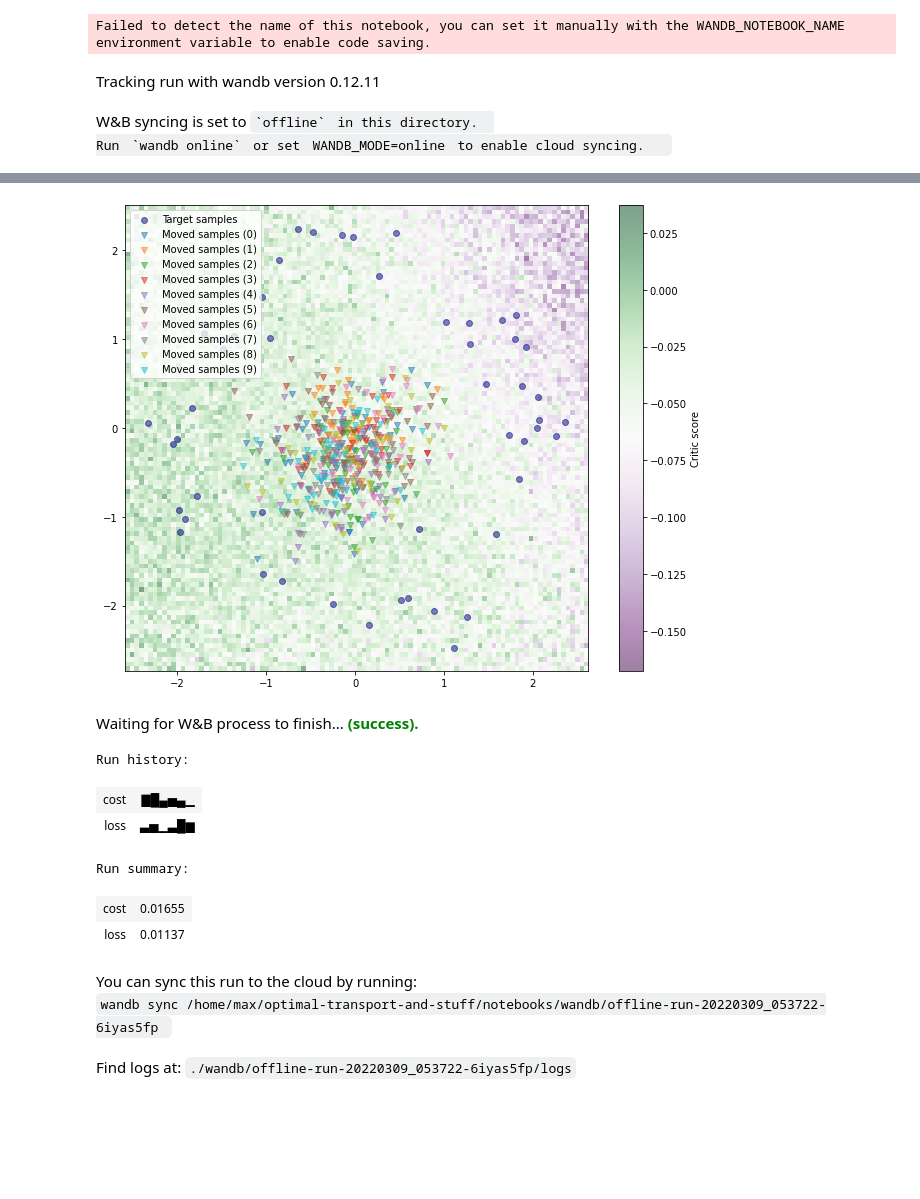
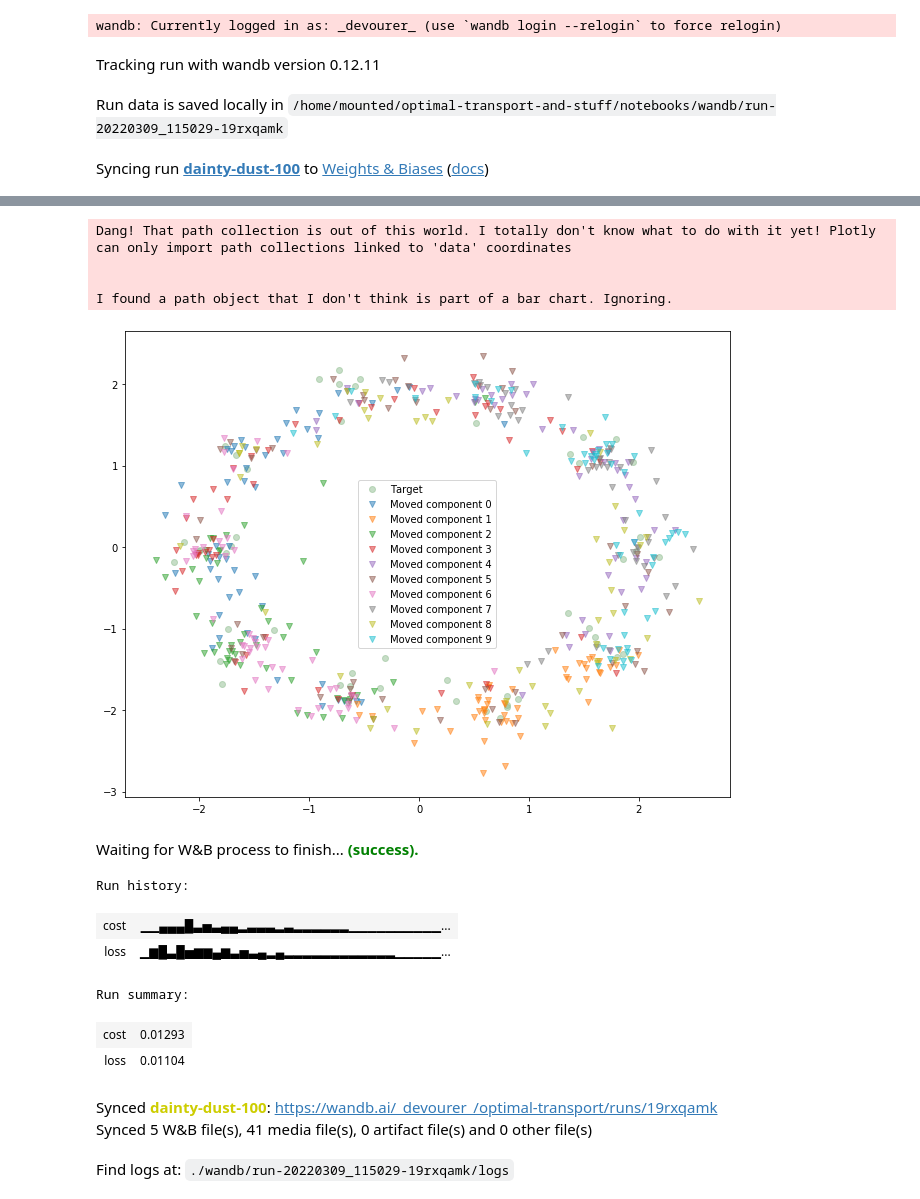
Before and after one commit to max-nekrashevich/optimal-transport-and-stuff, a Jupyter notebook: notebooks/InnerGW-mnist-3d.ipynb, the cells around one changed output, grey strips where cells are left out. Cells and saved outputs as stored; diff of their text form; code cells hidden in the pictures; blank space fills up the shorter version.

Commit message:
Updated MNIST notebook

```diff
--- a/notebooks/InnerGW-mnist-3d.ipynb
+++ b/notebooks/InnerGW-mnist-3d.ipynb
@@ -26,8 +26,7 @@ from src.train import train
 
 tb_logger = TensorBoardLogger()
 wandb_logger = WandbLogger(project="optimal-transport",
-                           entity="_devourer_",
-                           mode="offline")
+                           entity="_devourer_")
 # %%
 DEVICE = "cuda" if torch.cuda.is_available() else "cpu"
 if torch.cuda.is_available():
@@ -39,7 +38,7 @@ features, classes = load_mnist("../data/",
 source = TensorDatasetDistribution(features, classes, device=DEVICE)
 
 locs = 2 * uniform_circle(n_components)
-scales = .3 * torch.ones_like(locs)
+scales = .2 * torch.ones_like(locs)
 target = GaussianMixture(locs, scales, device=DEVICE)
 
 p, q = source.event_shape.numel(), target.event_shape.numel()
@@ -57,14 +56,15 @@ critic = nn.Sequential(
     nn.Linear(n_neurons, n_neurons), nn.LeakyReLU(), nn.Dropout(.1),
     nn.Linear(n_neurons, 1), nn.Tanh()
 ).to(DEVICE)
+# %%
+def copy_models(*models):
+    return [deepcopy(model) for model in models]
 # %%
-def run_experiment(source, target, cost, n_iter, *,
+def run_experiment(source, target, mover, critic, cost, n_iter, *,
                    logger=None, **kwargs):
     if logger: logger.start()
-    mover_copy = deepcopy(mover)
-    critic_copy = deepcopy(critic)
     try:
-        train(source, target, mover_copy, critic_copy, cost,
+        train(source, target, mover, critic, cost,
               n_iter=n_iter,
               logger=logger,
               **kwargs)
@@ -72,41 +72,42 @@ def run_experiment(source, target, cost, n_iter, *,
         pass
     finally:
         if logger: logger.finish()
-    return mover_copy, critic_copy
 # %%
-result = run_experiment(
-    source, target,
-    n_iter=6,
-    n_samples=128,
-    cost=InnerGW_opt(
-        p, q,
-        optimizer=o.Adam,
+run_experiment(
+    source, target, *copy_models(mover, critic)
+    n_iter=4000,
+    n_samples=1024,
+    cost=InnerGW_opt(p, q,
         optimizer_params=dict(lr=2e-5, weight_decay=1e-10),
-        n_iter=1,
+        n_iter=2,
         device=DEVICE
     ),
     # cost=InnerGW_const(V.to(DEVICE)),
-    plotter=Plotter(
-        plot_interval=5,
-    ),
+    plotter=Plotter(plot_interval=100,
+                    plot_target=False,
+                    plot_critic=False),
     logger=wandb_logger,
     n_iter_mover=2,
     optimizer_params=dict(lr=2e-5, weight_decay=1e-10),
 )
 # %% [output]
-Failed to detect the name of this notebook, you can set it manually with the WANDB_NOTEBOOK_NAME environment variable to enable code saving.
+wandb: Currently logged in as: _devourer_ (use `wandb login --relogin` to force relogin)
 Tracking run with wandb version 0.12.11
-W&B syncing is set to `offline` in this directory.
-Run `wandb online` or set WANDB_MODE=online to enable cloud syncing.
+Run data is saved locally in /home/mounted/optimal-transport-and-stuff/notebooks/wandb/run-20220309_115029-19rxqamk
+Syncing run dainty-dust-100 to Weights & Biases (docs)
 [interactive output not drawn]
+Dang! That path collection is out of this world. I totally don't know what to do with it yet! Plotly can only import path collections linked to 'data' coordinates
+
+
+I found a path object that I don't think is part of a bar chart. Ignoring.
-[figure, old version]
+[figure, new version]
-Waiting for W&B process to finish... (success).
-Run history:
+Waiting for W&B process to finish... (success).
+Run history:
-| cost | ▇█▄▅▄▁ |
-| loss | ▃▅▁▃█▆ |
+| cost | ▁▁▄▄▄█▃▅▃▄▄▂▃▃▃▂▃▂▂▂▂▂▂▁▁▁▁▁▁▁▁▁▁... |
+| loss | ▁▆█▃█▅▆▆▄▆▃▅▃▄▂▄▂▂▂▂▂▂▂▂▂▂▂▂▁▁▁▁▁... |
-Run summary:
+Run summary:
-| cost | 0.01655 |
-| loss | 0.01137 |
+| cost | 0.01293 |
+| loss | 0.01104 |
-You can sync this run to the cloud by running:
-wandb sync /home/max/optimal-transport-and-stuff/notebooks/wandb/offline-run-20220309_053722-6iyas5fp
-Find logs at: ./wandb/offline-run-20220309_053722-6iyas5fp/logs
+Synced dainty-dust-100: https://wandb.ai/_devourer_/optimal-transport/runs/19rxqamk
+Synced 5 W&B file(s), 41 media file(s), 0 artifact file(s) and 0 other file(s)
+Find logs at: ./wandb/run-20220309_115029-19rxqamk/logs
```
Also changed, not shown: parts of 1 cell of this notebook.
